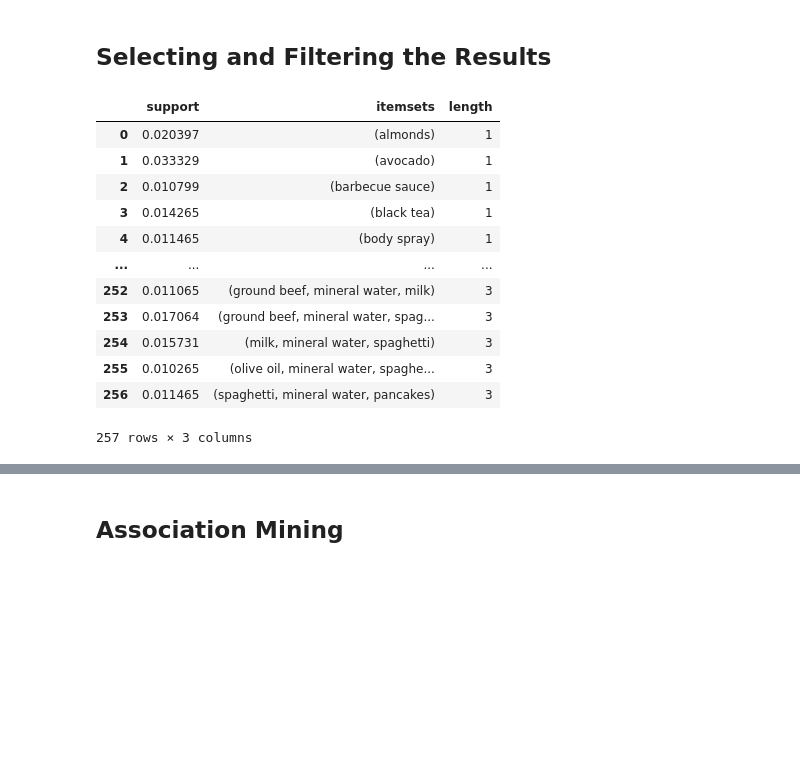
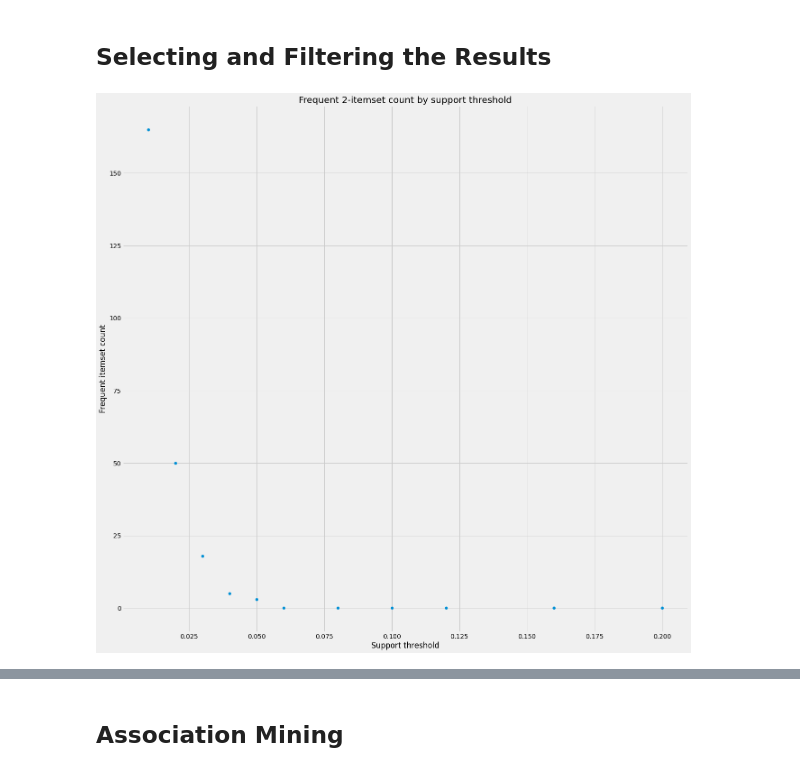
Before and after one commit to kelseyneis/data-mining, a Jupyter notebook: data_mining_project_2/Experiment - 1/apriori_analysis.ipynb, the cells around one changed output, grey strips where cells are left out. Drawn from its saved outputs; the diff is of its cells as text; code cells hidden in the pictures; blank space fills up the shorter version.

```diff
--- a/data_mining_project_2/Experiment - 1/apriori_analysis.ipynb
+++ b/data_mining_project_2/Experiment - 1/apriori_analysis.ipynb
@@ -290,24 +294,24 @@ plt.show()
 The advantage of working with pandas DataFrames is that we can use its convenient features to filter the results. For instance, let's assume we are only interested in itemsets of length 2 that have a support of at least 80 percent. First, we create the frequent itemsets via apriori and add a new column that stores the length of each itemset:
 # %% [markdown]
 ## Selecting and Filtering the Results
-# %%
-frequent_itemsets = apriori(data, min_support = 0.01, use_colnames=True)
-frequent_itemsets['length'] = frequent_itemsets['itemsets'].apply(lambda x: len(x))
-frequent_itemsets
-# %% [output]
-|  | support | itemsets | length |
-| 0 | 0.020397 | (almonds) | 1 |
-| 1 | 0.033329 | (avocado) | 1 |
-| 2 | 0.010799 | (barbecue sauce) | 1 |
-| 3 | 0.014265 | (black tea) | 1 |
-| 4 | 0.011465 | (body spray) | 1 |
-| ... | ... | ... | ... |
-| 252 | 0.011065 | (ground beef, mineral water, milk) | 3 |
-| 253 | 0.017064 | (ground beef, mineral water, spag... | 3 |
-| 254 | 0.015731 | (milk, mineral water, spaghetti) | 3 |
-| 255 | 0.010265 | (olive oil, mineral water, spaghe... | 3 |
-| 256 | 0.011465 | (spaghetti, mineral water, pancakes) | 3 |
-257 rows × 3 columns
+# %%
+frequent_itemsets = apriori(data, min_support = 0.01, use_colnames=True)
+frequent_itemsets['length'] = frequent_itemsets['itemsets'].apply(lambda x: len(x))
+frequent_itemsets
+length_2_support_counts = []
+
+for j in support_threholds:
+    ap = apriori(data, min_support = j)
+    ap['length'] = ap['itemsets'].apply(lambda x: len(x))
+    length_2_support_counts.append(sum(ap['length'] == 2))
+
+plt.scatter(support_threholds, length_2_support_counts)
+plt.xlabel("Support threshold")
+plt.ylabel("Frequent itemset count")
+plt.title("Frequent 2-itemset count by support threshold")
+plt.show()
+# %% [output]
+[figure, added]
 # %%
 # getting th item sets with length = 2 and support more han 1%
 support_threhold = 0.01
```
Also changed, not shown: parts of 5 cells of this notebook, 5 other files.
